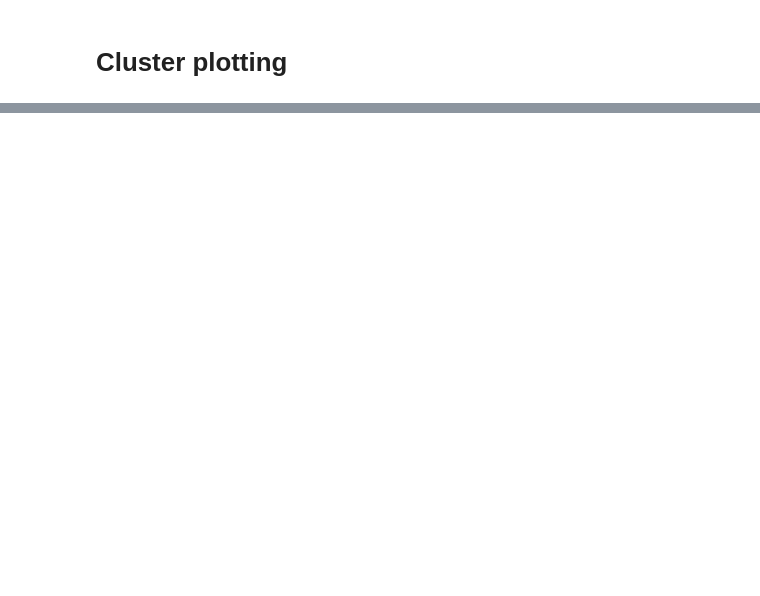
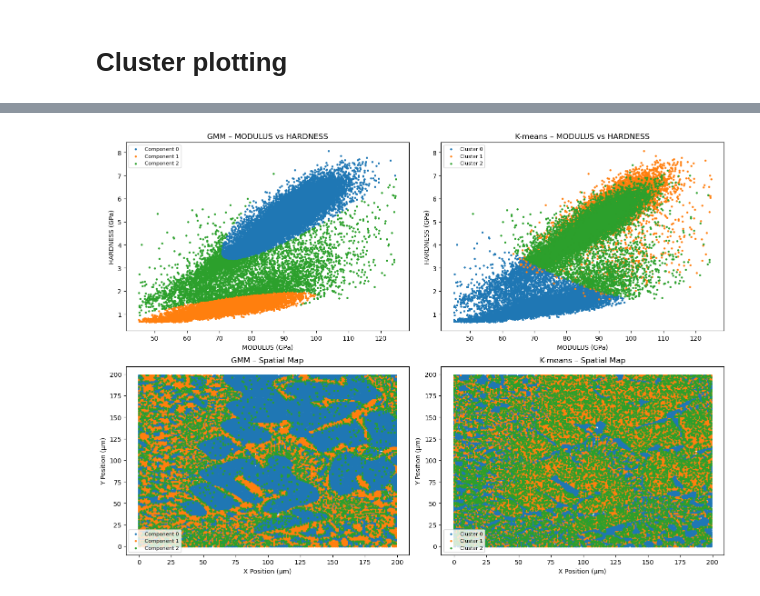
Before and after one commit to edrossi93/mecanano-ml-nanomechanics-tutorial, a Jupyter notebook: notebooks/nanoindentation_ML.ipynb, the cells around one changed output, grey strips where cells are left out. Saved outputs shown, nothing was run; the diff lists cells and outputs as text; code cells hidden in the pictures; blank space fills up the shorter version.

```diff
--- a/notebooks/nanoindentation_ML.ipynb
+++ b/notebooks/nanoindentation_ML.ipynb
@@ -629,0 +510,51 @@ IndexError: index 2 is out of bounds for axis 0 with size 2
+# %%
+fig, axes = plt.subplots(2, 2, figsize=(14, 10))
+
+# -------- GMM: MODULUS vs HARDNESS --------
+for i in range(NUM_COMPONENTS):
+    idx = gmm_labels == i
+    axes[0, 0].scatter(filteredData['MODULUS'][idx],
+                       filteredData['HARDNESS'][idx],
+                       s=5, label=f'Component {i}')
+axes[0, 0].set_title('GMM – MODULUS vs HARDNESS')
+axes[0, 0].set_xlabel('MODULUS (GPa)')
+axes[0, 0].set_ylabel('HARDNESS (GPa)')
+axes[0, 0].legend(fontsize=8, loc='best')
+
+# -------- GMM: Spatial map (X, Y) --------
+for i in range(NUM_COMPONENTS):
+    idx = gmm_labels == i
+    axes[1, 0].scatter(filteredData['X Position'][idx],
+                       filteredData['Y Position'][idx],
+                       s=5, label=f'Component {i}')
+axes[1, 0].set_title('GMM – Spatial Map')
+axes[1, 0].set_xlabel('X Position (µm)')
+axes[1, 0].set_ylabel('Y Position (µm)')
+axes[1, 0].legend(fontsize=8, loc='best')
+
+# -------- K-means: MODULUS vs HARDNESS --------
+for i in range(K):
+    idx = kmeans_labels == i
+    axes[0, 1].scatter(filteredData['MODULUS'][idx],
+                       filteredData['HARDNESS'][idx],
+                       s=5, label=f'Cluster {i}')
+axes[0, 1].set_title('K-means – MODULUS vs HARDNESS')
+axes[0, 1].set_xlabel('MODULUS (GPa)')
+axes[0, 1].set_ylabel('HARDNESS (GPa)')
+axes[0, 1].legend(fontsize=8, loc='best')
+
+# -------- K-means: Spatial map (X, Y) --------
+for i in range(K):
+    idx = kmeans_labels == i
+    axes[1, 1].scatter(filteredData['X Position'][idx],
+                       filteredData['Y Position'][idx],
+                       s=5, label=f'Cluster {i}')
+axes[1, 1].set_title('K-means – Spatial Map')
+axes[1, 1].set_xlabel('X Position (µm)')
+axes[1, 1].set_ylabel('Y Position (µm)')
+axes[1, 1].legend(fontsize=8, loc='best')
+
+plt.tight_layout()
+plt.show()
+# %% [output]
+[figure, added]
```
Also changed, not shown: parts of 17 cells of this notebook.
